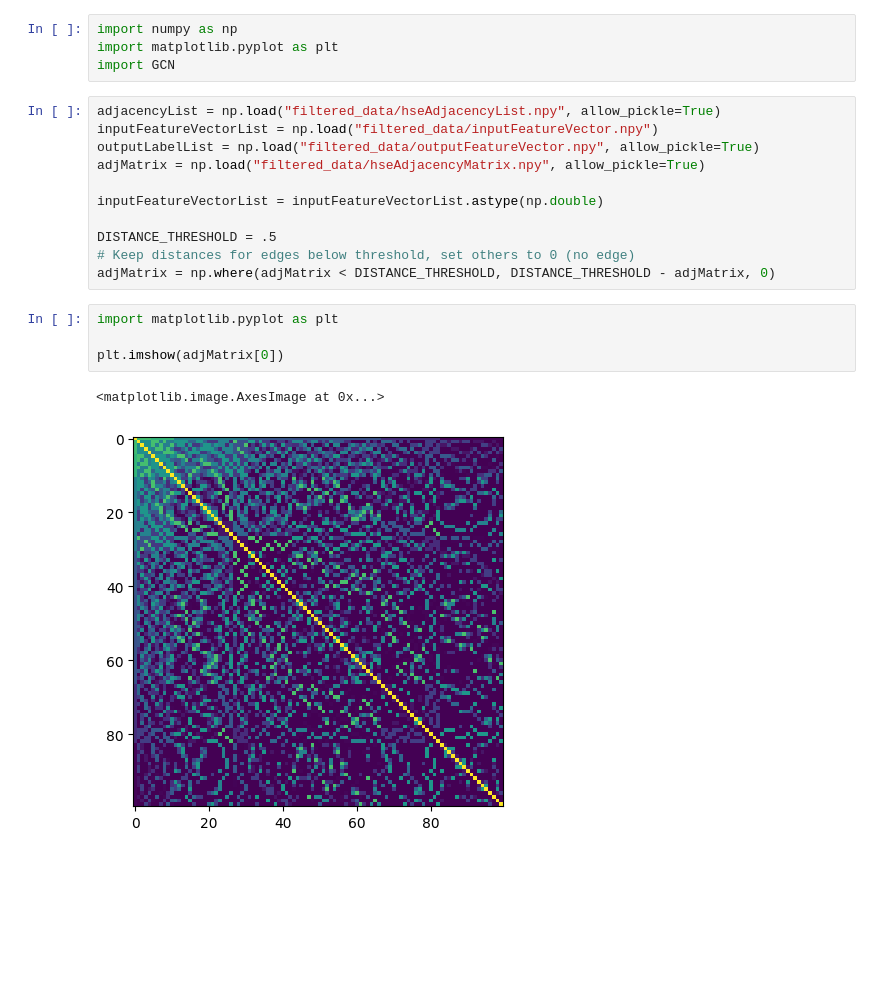
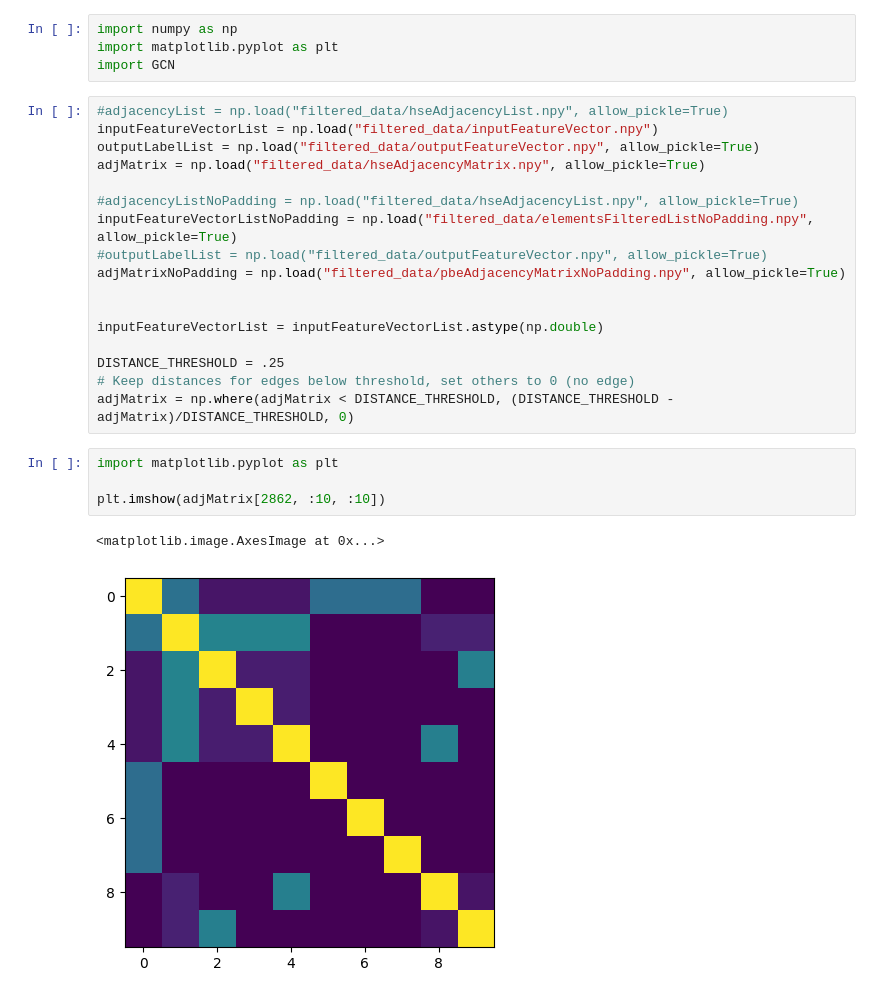
Before and after one commit to petedowney/CrystalDefects, a Jupyter notebook: train.ipynb, the cells around one changed output. Drawn from its saved outputs; the diff is of its cells as text; blank space fills up the shorter version.

```diff
--- a/train.ipynb
+++ b/train.ipynb
@@ -3,23 +3,29 @@ import numpy as np
 import matplotlib.pyplot as plt
 import GCN
 # %%
-adjacencyList = np.load("filtered_data/hseAdjacencyList.npy", allow_pickle=True)
+#adjacencyList = np.load("filtered_data/hseAdjacencyList.npy", allow_pickle=True)
 inputFeatureVectorList = np.load("filtered_data/inputFeatureVector.npy")
 outputLabelList = np.load("filtered_data/outputFeatureVector.npy", allow_pickle=True)
 adjMatrix = np.load("filtered_data/hseAdjacencyMatrix.npy", allow_pickle=True)
 
+#adjacencyListNoPadding = np.load("filtered_data/hseAdjacencyList.npy", allow_pickle=True)
+inputFeatureVectorListNoPadding = np.load("filtered_data/elementsFilteredListNoPadding.npy", allow_pickle=True)
+#outputLabelList = np.load("filtered_data/outputFeatureVector.npy", allow_pickle=True)
+adjMatrixNoPadding = np.load("filtered_data/pbeAdjacencyMatrixNoPadding.npy", allow_pickle=True)
+
+
 inputFeatureVectorList = inputFeatureVectorList.astype(np.double)
 
-DISTANCE_THRESHOLD = .5
+DISTANCE_THRESHOLD = .25
 # Keep distances for edges below threshold, set others to 0 (no edge)
-adjMatrix = np.where(adjMatrix < DISTANCE_THRESHOLD, DISTANCE_THRESHOLD - adjMatrix, 0)
+adjMatrix = np.where(adjMatrix < DISTANCE_THRESHOLD, (DISTANCE_THRESHOLD - adjMatrix)/DISTANCE_THRESHOLD, 0)
 # %%
 import matplotlib.pyplot as plt
 
-plt.imshow(adjMatrix[0])
+plt.imshow(adjMatrix[2862, :10, :10])
 # %% [output]
 <matplotlib.image.AxesImage at 0x...>
-[figure, old version]
+[figure, new version]
 # %%
 # reload the gcn lib
 import GCN
```
Also changed, not shown: parts of 4 cells of this notebook, 3 other files.
